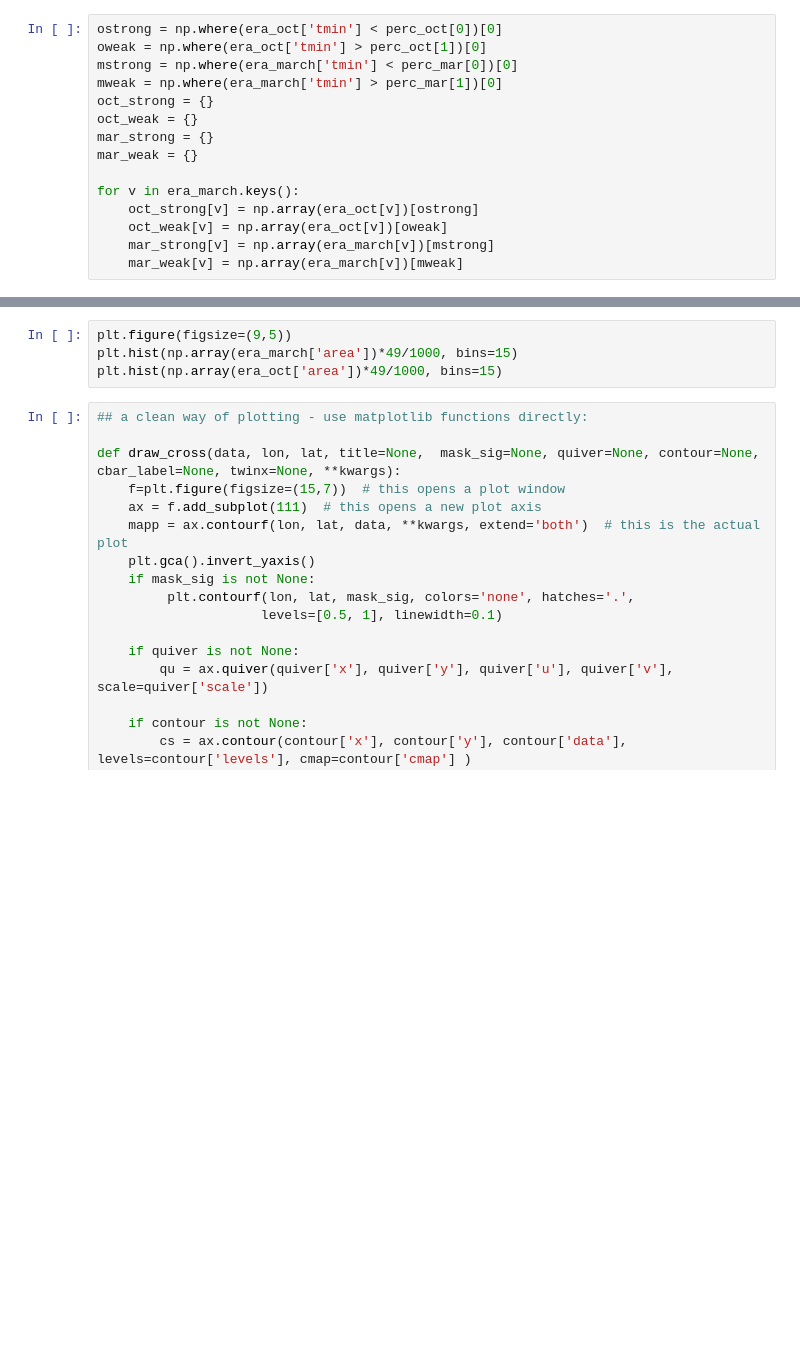
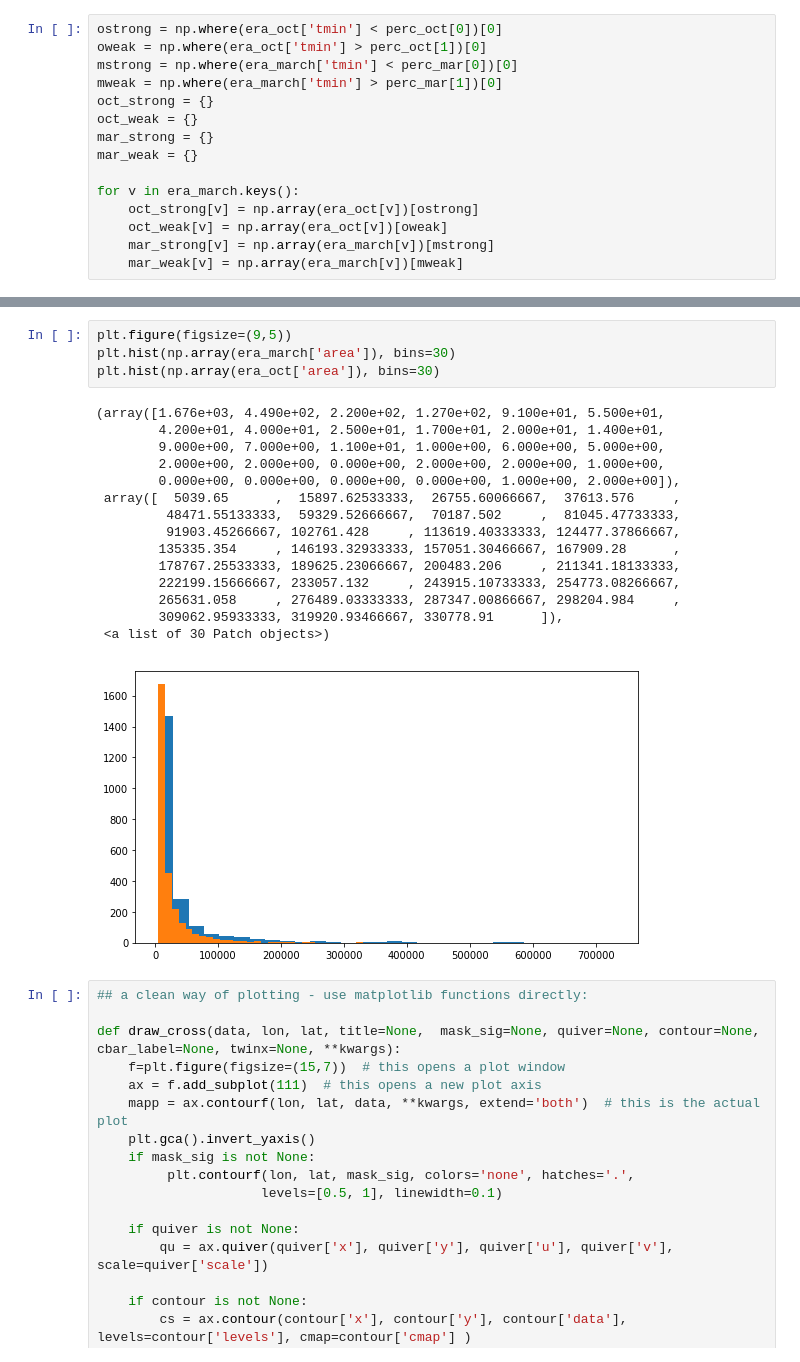
Before and after one commit to cornkle/proj_CEH, a Jupyter notebook: notebooks/CLOVER_soundings_March_Oct_stormtime_vs_average_ERA5.ipynb, the cells around one changed output, grey strips where cells are left out. Drawn from its saved outputs; the diff is of its cells as text; blank space fills up the shorter version.

```diff
--- a/notebooks/CLOVER_soundings_March_Oct_stormtime_vs_average_ERA5.ipynb
+++ b/notebooks/CLOVER_soundings_March_Oct_stormtime_vs_average_ERA5.ipynb
@@ -517,7 +625,23 @@ plt.savefig('/home/ck/DIR/cornkle/figs/CLOVER/uvq_profiles_strongWeak.png')
 # %%
 plt.figure(figsize=(9,5))
-plt.hist(np.array(era_march['area'])*49/1000, bins=15)
-plt.hist(np.array(era_oct['area'])*49/1000, bins=15)
+plt.hist(np.array(era_march['area']), bins=30)
+plt.hist(np.array(era_oct['area']), bins=30)
+# %% [output]
+(array([1.676e+03, 4.490e+02, 2.200e+02, 1.270e+02, 9.100e+01, 5.500e+01,
+        4.200e+01, 4.000e+01, 2.500e+01, 1.700e+01, 2.000e+01, 1.400e+01,
+        9.000e+00, 7.000e+00, 1.100e+01, 1.000e+00, 6.000e+00, 5.000e+00,
+        2.000e+00, 2.000e+00, 0.000e+00, 2.000e+00, 2.000e+00, 1.000e+00,
+        0.000e+00, 0.000e+00, 0.000e+00, 0.000e+00, 1.000e+00, 2.000e+00]),
+ array([  5039.65      ,  15897.62533333,  26755.60066667,  37613.576     ,
+         48471.55133333,  59329.52666667,  70187.502     ,  81045.47733333,
+         91903.45266667, 102761.428     , 113619.40333333, 124477.37866667,
+        135335.354     , 146193.32933333, 157051.30466667, 167909.28      ,
+        178767.25533333, 189625.23066667, 200483.206     , 211341.18133333,
+        222199.15666667, 233057.132     , 243915.10733333, 254773.08266667,
+        265631.058     , 276489.03333333, 287347.00866667, 298204.984     ,
+        309062.95933333, 319920.93466667, 330778.91      ]),
+ <a list of 30 Patch objects>)
+[figure, added]
 # %%
 ## a clean way of plotting - use matplotlib functions directly:
 
```
Also changed, not shown: parts of 20 cells of this notebook, 9 other files.
